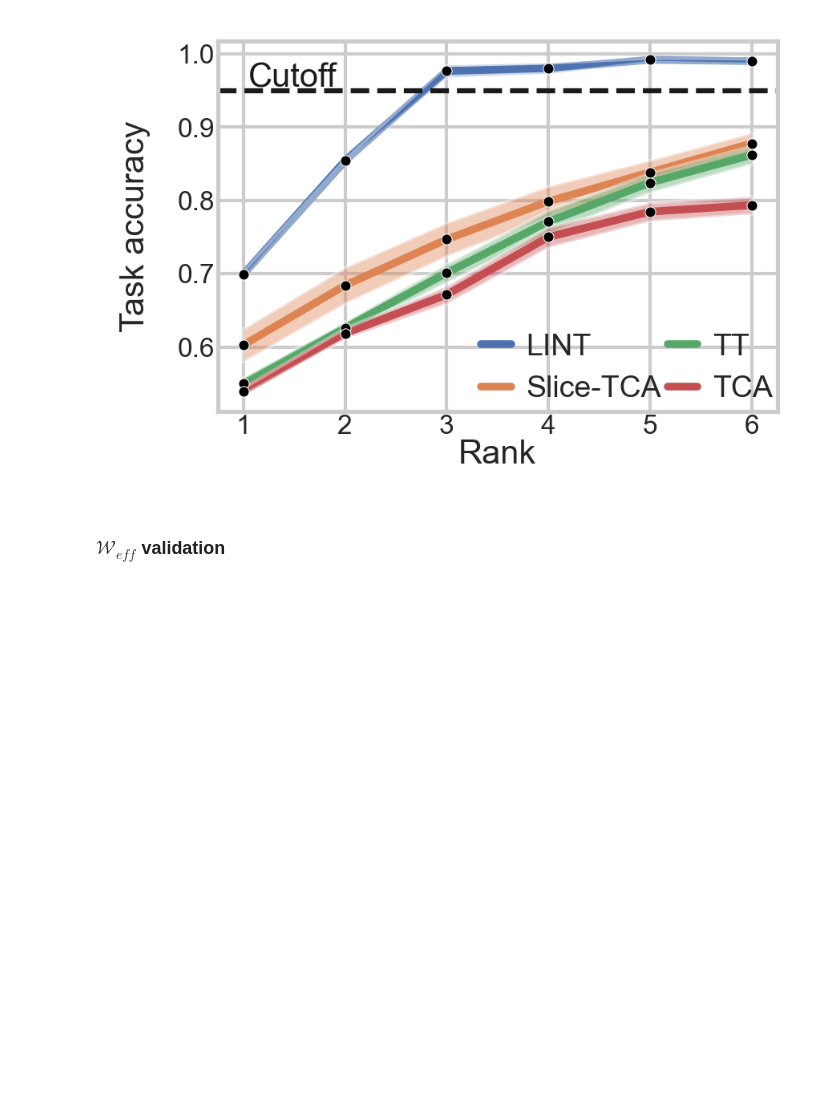
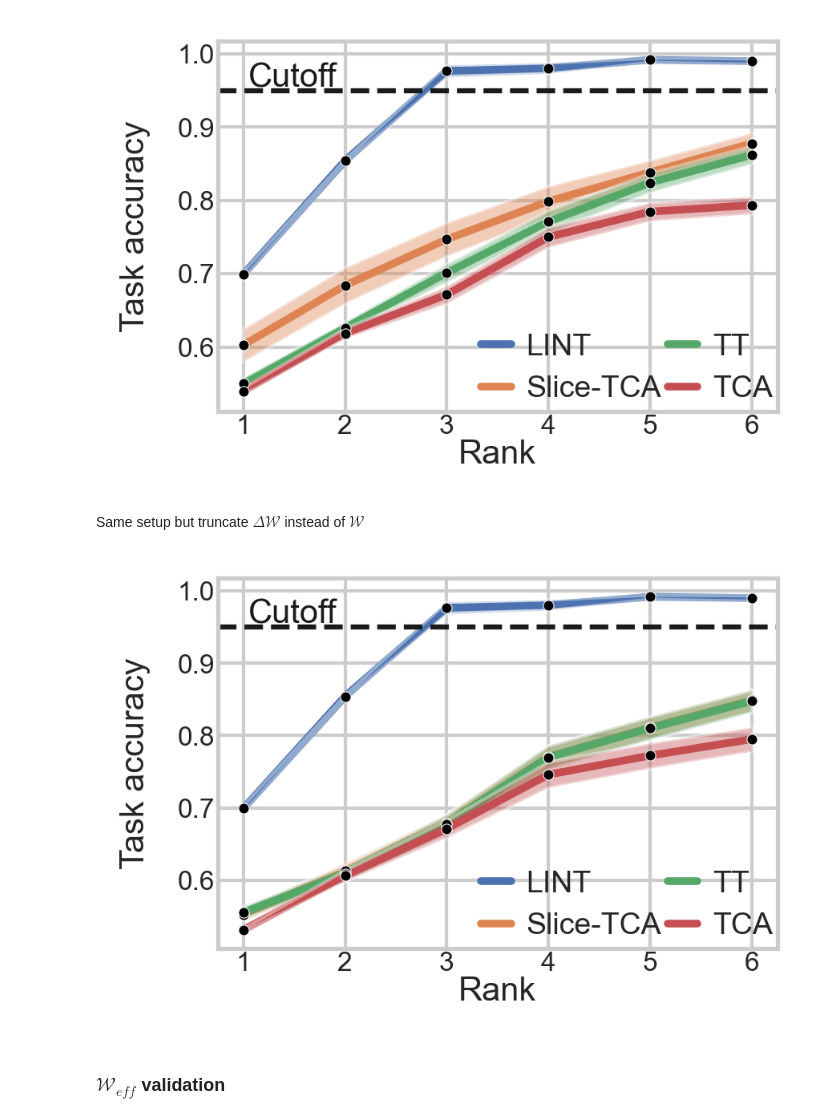
Before and after one commit to gilad-altshuler/Three_Body_RNN, a Jupyter notebook: notebooks/1_Low_rank_TBRNN_validation.ipynb, the cells around one changed output. Cells and saved outputs as stored; diff of their text form; code cells hidden in the pictures; blank space fills up the shorter version.

```diff
--- a/notebooks/1_Low_rank_TBRNN_validation.ipynb
+++ b/notebooks/1_Low_rank_TBRNN_validation.ipynb
@@ -346,6 +326,72 @@ plt.savefig(f"{FIG_DIR}/lint.png", dpi=300, bbox_inches='tight')
 plt.show()
 # %% [output]
 [figure]
+# %% [markdown]
+Same setup but truncate $\Delta\mathcal{W}$ instead of $\mathcal{W}$
+# %%
+methods = ["lint","dW_slice_tca","dW_tt","dW_tca"]
+method_names = ["LINT","Slice-TCA","TT","TCA"]
+accs = {n : np.load(f"{DATA_DIR}/all_{m}.npy").T for n,m in zip(method_names,methods)}
+# %%
+import numpy as np
+import pandas as pd
+import seaborn as sns
+import matplotlib.pyplot as plt
+
+# Prepare data
+ranks = 6
+r = np.arange(1, ranks + 1)
+
+records = []
+for method, acc in accs.items():
+    samples = acc.shape[-1]
+    mean = np.mean(acc, axis=-1)
+    ste = np.std(acc, axis=-1) / (samples**0.5)
+    d_err,u_err = mean-ste,mean+ste
+    # lbs,ubs = bootstrap_ci(acc,1000)
+    for i in range(ranks):
+        records.append({
+            "Rank": r[i],
+            "Accuracy": mean[i],
+            "u_err": u_err[i],
+            "d_err": d_err[i],
+            "Method": method
+        })
+
+df = pd.DataFrame(records)
+
+# Plot using seaborn
+plt.figure(figsize=(3, 2), dpi=300)
+sns.set(style="whitegrid", font_scale=1)
+
+# Plot each method with ribbon
+for method in df["Method"].unique():
+    sub = df[df["Method"] == method]
+    sns.lineplot(data=sub, x="Rank", y="Accuracy", label=method, linewidth=2.3,zorder=1)
+    sns.scatterplot(data=sub, x="Rank", y="Accuracy", label=None, s=10, color="black",zorder=2)
+    plt.fill_between(
+        sub["Rank"], sub["d_err"], sub["u_err"], alpha=0.4,
+        label=None  # avoids duplicate legend
+    )
+
+# Add horizontal cutoff line
+plt.axhline(y=0.95, linestyle="--", color="k")
+plt.text(1.05, 0.955, "Cutoff", fontsize=10, color="k")
+
+# Labels and formatting
+plt.xlabel("Rank", fontsize=10,labelpad=0)
+plt.ylabel("Task accuracy", fontsize=10,labelpad=8)
+plt.xticks(list(range(1,ranks+1)),fontsize=8)
+plt.yticks([.6,.7,.8,.9,1.],fontsize=8)
+plt.tick_params(axis='both', which='major', pad=-5)
+
+legend = plt.legend(frameon=False,fontsize=9,loc='lower right',bbox_to_anchor=(1.04, -0.05),ncol=2,columnspacing=0.2,handletextpad=0.5,handlelength=1.0)
+# fig.subplots_adjust(left=0.05,right=0.95,bottom=0.1,top=0.9)
+plt.savefig(f"{FIG_DIR}/lint_dW.png", dpi=300, format='png', bbox_inches='tight')
+plt.savefig(f"{FIG_DIR}/lint_dW.tiff", dpi=300, format='tiff', bbox_inches='tight')
+plt.show()
+# %% [output]
+[figure, added]
 # %% [markdown]
 ### $\mathcal{W}_{eff}$ validation
 # %%
```
Also changed, not shown: parts of 8 cells of this notebook.
